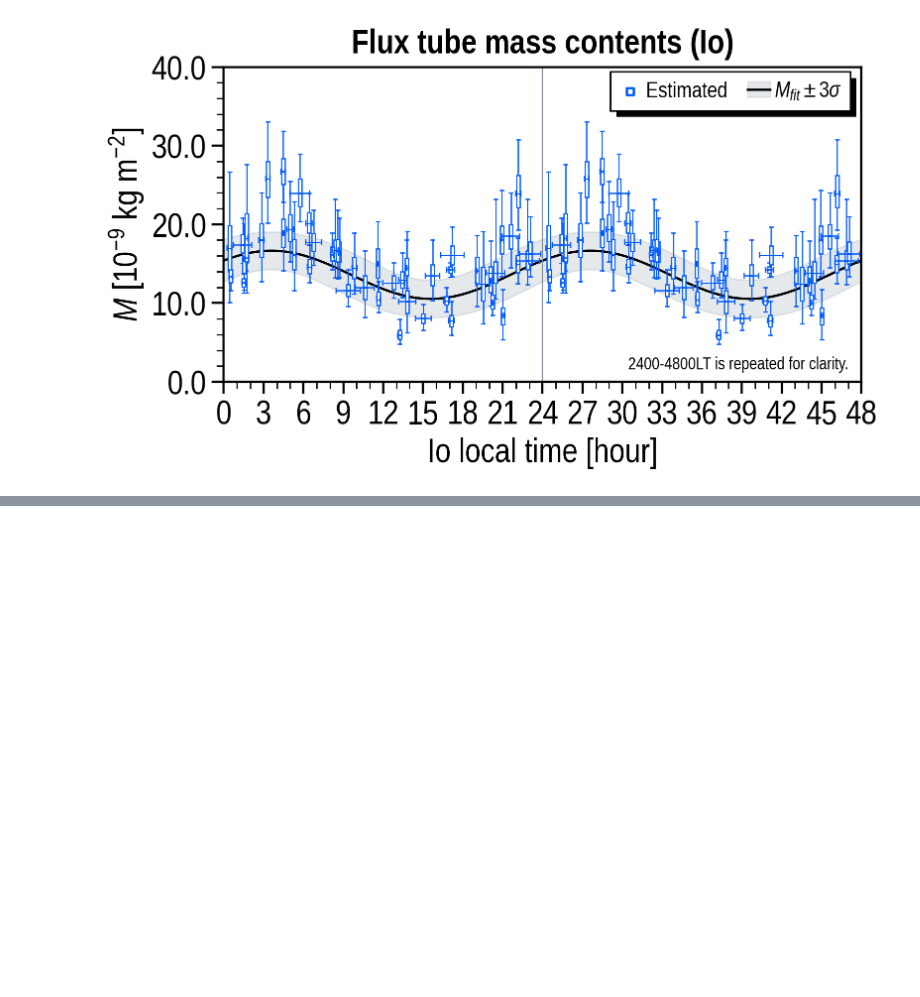
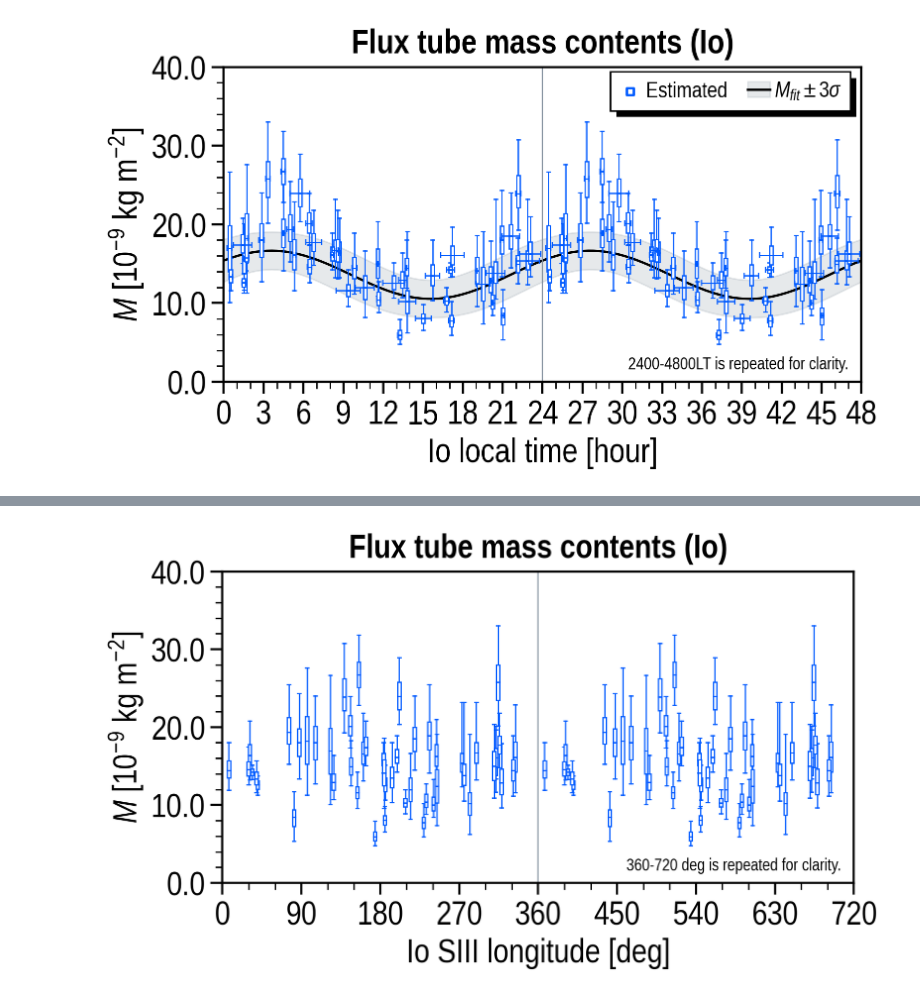
Before and after one commit to ShinnosukeSatoh/Juno_UVS_deimos, a Jupyter notebook: ftmc_lt.ipynb, the cells around one changed output, grey strips where cells are left out. Saved outputs shown, nothing was run; the diff lists cells and outputs as text; code cells hidden in the pictures; blank space fills up the shorter version.

Commit message:
FTMC vs SIII

```diff
--- a/ftmc_lt.ipynb
+++ b/ftmc_lt.ipynb
@@ -1280,3 +1287,91 @@ Scale height [RJ]: 1.6597766643898975
 Min chi2: 154.66794946431432 at (array([11]), array([0]), array([59]))
 Scale height [RJ]: 4.543098502123853
 [figure]
+# %%
+# %% 横軸SIII 散布図
+F = ShareXaxis()
+F.fontsize = 22
+F.fontname = 'Liberation Sans Narrow'
+
+F.set_figparams(nrows=1, figsize=(7, 4), dpi='L')
+F.initialize()
+
+F.set_xaxis(label=target_moon+' SIII longitude [deg]',
+            min=0, max=720,
+            ticks=np.arange(0, 720+1, 90),
+            ticklabels=np.arange(0, 720+1, 90),
+            minor_num=3)
+F.set_yaxis(ax_idx=0,
+            label=r'$M$ [10$^{-9}$ kg m$^{-2}$]',
+            min=0, max=ymax,
+            ticks=ticks,
+            ticklabels=ticks,
+            minor_num=5)
+F.ax.yaxis.set_major_formatter(FormatStrFormatter('%.1f'))
+
+jj = 0
+median_arr = np.zeros(len(exnum))
+for ii in range(2):
+    for i in range(len(exnum)):
+        # %% Load the data
+        exname = exdate+'_'+exnum[i]
+        column_mass, chi2r, moon_et, _, _, weight = data_load(
+            exname)     # [kg m-2]
+        column_mass *= 1E+9  # [10^-9 kg m-2]
+
+        # Local time
+        lt_arr = np.zeros(moon_et.size)
+        s3_arr = np.zeros(moon_et.size)
+        for k in range(moon_et.size):
+            lt_arr[k] = local_time_moon(moon_et[k], target_moon)
+            _, _, _, _, _, _, s3_arr[k] = spice_moonS3(moon_et[k], target_moon)
+
+        lt_center = ((lt_arr[0]+lt_arr[-1])/2)+24.0*ii
+        s3_center = ((s3_arr[0]+s3_arr[-1])/2)+360.0*ii
+        lt_range = abs(s3_arr[0]-s3_arr[-1])
+
+        q1, medians, q3 = weighted_percentile(data=column_mass,
+                                              perc=[0.25, 0.5, 0.75],
+                                              weights=weight)
+        width = 3.70
+        weighted_boxplot2(F.ax, s3_center, q1, medians, q3,
+                          np.min(column_mass),
+                          np.max(column_mass), width=width,
+                          ec=UC.blue, lw=0.81)
+
+        """if abs(PJ_list[i]-round(PJ_list[i])) < 0.1:
+            half_width = 0.41
+            F.ax.errorbar(s3_center, medians,
+                          xerr=np.array([[abs(s3_arr[0]+(360.0*ii)-s3_center)],
+                                         [abs(s3_arr[-1]+(360.0*ii)-s3_center)]]),
+                          color=UC.blue, linewidth=0.81, elinewidth=0.81,
+                          capsize=5.0*half_width,
+                          capthick=0.79,
+                          zorder=5)"""
+
+        if jj < len(exnum):
+            jj += 1
+
+        median_arr[i] = medians
+
+# Dummy
+sc = F.ax.scatter(-5, 1, s=2.5, marker='s',
+                  ec=UC.blue, fc='w', lw=1.5, label='3', zorder=4)
+
+# SIII=360.0
+F.ax.axvline(x=360.0, color=UC.gray, linewidth=0.75)
+
+# Repeated for clarity
+F.ax.text(0.98, 0.03,
+          '360-720 deg is repeated for clarity.',
+          color='k',
+          horizontalalignment='right',
+          verticalalignment='bottom',
+          transform=F.ax.transAxes,
+          fontsize=F.fontsize*0.5)
+
+F.ax.set_title(r'Flux tube mass contents ('+target_moon+')',
+               fontsize=F.fontsize, weight='bold')
+
+plt.show()
+# %% [output]
@@ -1282,0 +1395 @@ Scale height [RJ]: 4.543098502123853
+[figure, added]
```
Also changed, not shown: parts of 4 cells of this notebook, 1 other file.
